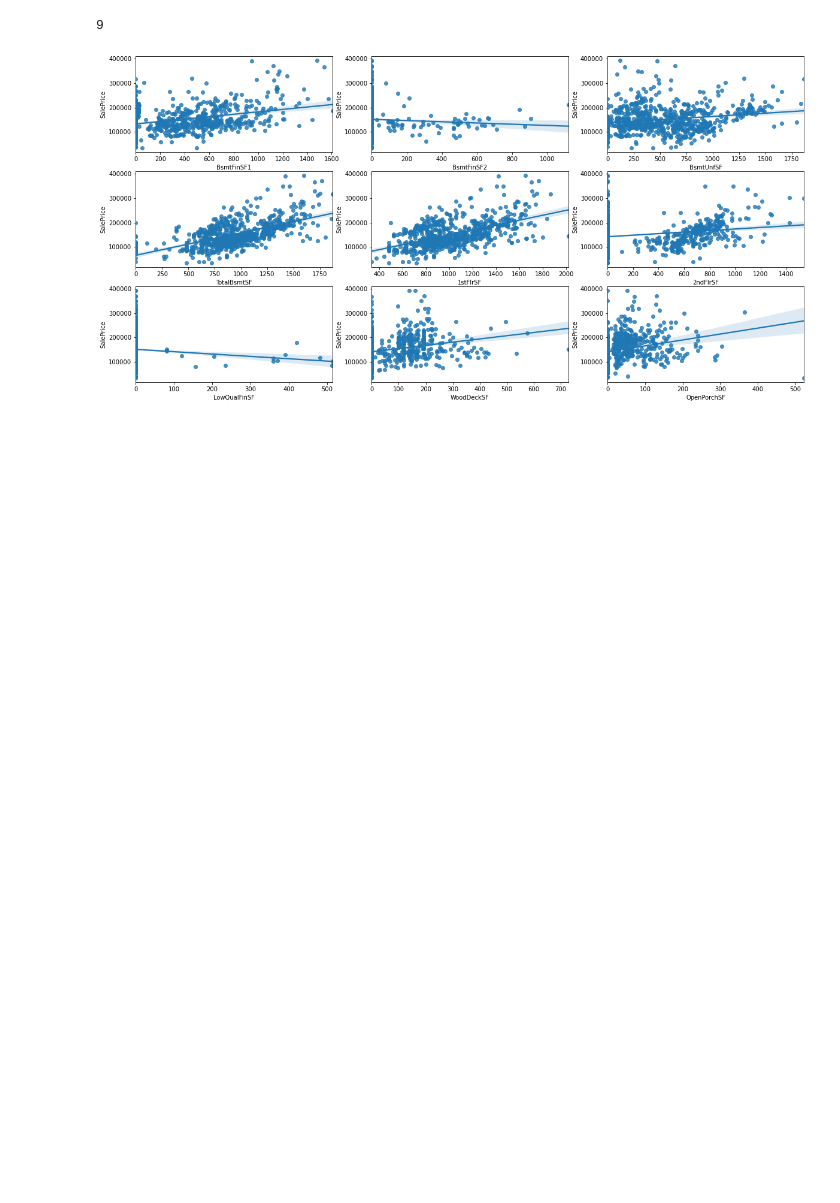
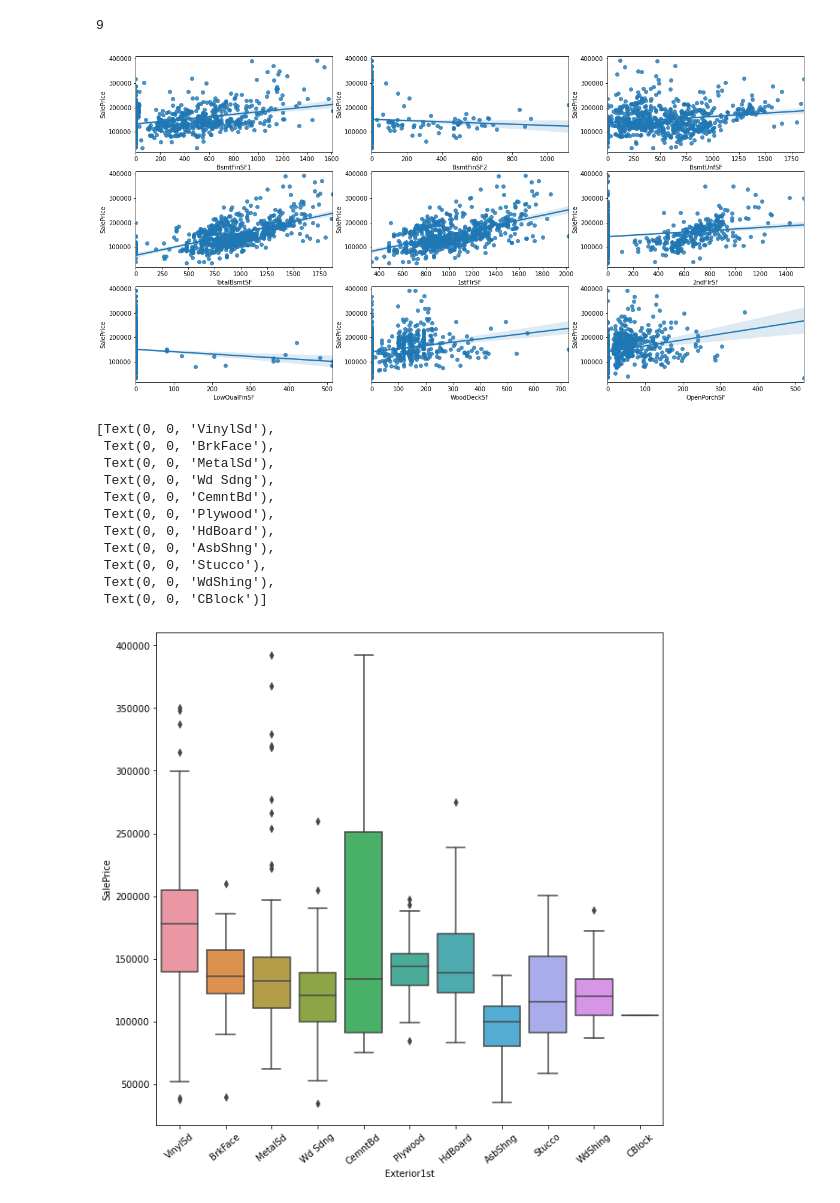
Before and after one commit to Somnathpaul/housing-data-analysis, a Jupyter notebook: housing data analysis.ipynb, the cells around one changed output. Saved outputs shown, nothing was run; the diff lists cells and outputs as text; code cells hidden in the pictures; blank space fills up the shorter version.

Commit message:
boxplot chart added

```diff
--- a/housing data analysis.ipynb
+++ b/housing data analysis.ipynb
@@ -171,3 +171,20 @@ for i in range(0, len(sf_cols)):
     plot = sns.regplot(x=sf_cols[i], y='SalePrice', data=housing, ax=ax)
 # %% [output]
 [figure]
+# %%
+fig, axs = plt.subplots(figsize=(10,10))
+plot = sns.boxplot(x='Exterior1st', y='SalePrice', data=housing, ax=axs)
+plot.set_xticklabels(plot.get_xticklabels(), rotation=40) # readable syntax
+# %% [output]
+[Text(0, 0, 'VinylSd'),
+ Text(0, 0, 'BrkFace'),
+ Text(0, 0, 'MetalSd'),
+ Text(0, 0, 'Wd Sdng'),
+ Text(0, 0, 'CemntBd'),
+ Text(0, 0, 'Plywood'),
+ Text(0, 0, 'HdBoard'),
+ Text(0, 0, 'AsbShng'),
+ Text(0, 0, 'Stucco'),
+ Text(0, 0, 'WdShing'),
+ Text(0, 0, 'CBlock')]
+[figure, added]
```
